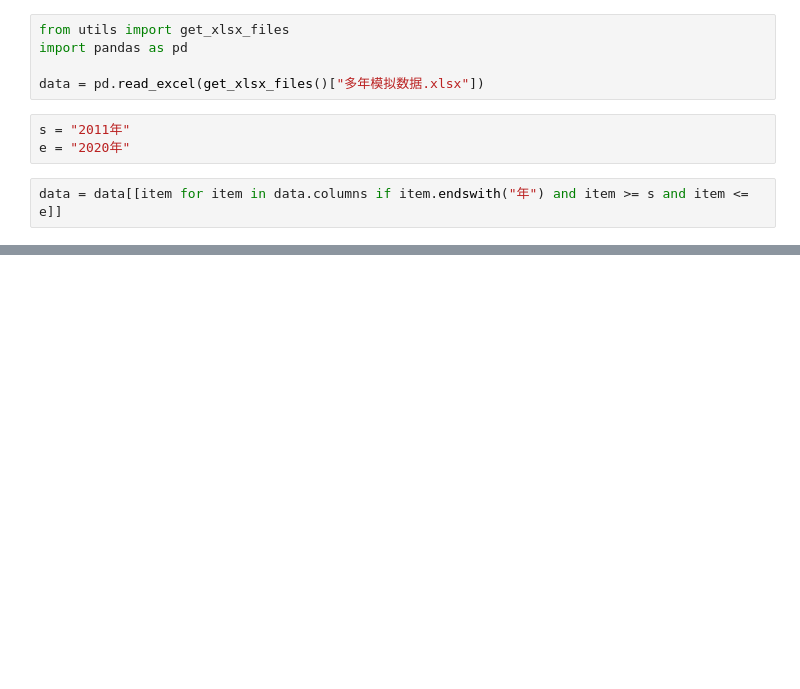
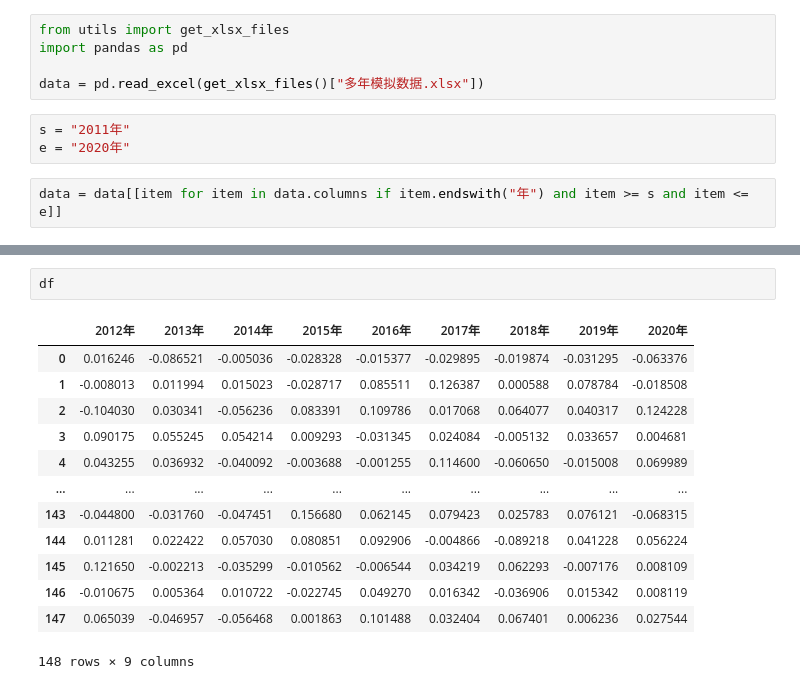
Before and after one commit to Altoria-276/agricultural-decision-system, a Jupyter notebook: test.ipynb, the cells around one changed output, grey strips where cells are left out. Saved outputs shown, nothing was run; the diff lists cells and outputs as text; blank space fills up the shorter version.

```diff
--- a/test.ipynb
+++ b/test.ipynb
@@ -42,0 +29,16 @@ data.T.pct_change().T.iloc[:, 1:]
+# %%
+df
+# %% [output]
+|  | 2012年 | 2013年 | 2014年 | 2015年 | 2016年 | 2017年 | 2018年 | 2019年 | 2020年 |
+| 0 | 0.016246 | -0.086521 | -0.005036 | -0.028328 | -0.015377 | -0.029895 | -0.019874 | -0.031295 | -0.063376 |
+| 1 | -0.008013 | 0.011994 | 0.015023 | -0.028717 | 0.085511 | 0.126387 | 0.000588 | 0.078784 | -0.018508 |
+| 2 | -0.104030 | 0.030341 | -0.056236 | 0.083391 | 0.109786 | 0.017068 | 0.064077 | 0.040317 | 0.124228 |
+| 3 | 0.090175 | 0.055245 | 0.054214 | 0.009293 | -0.031345 | 0.024084 | -0.005132 | 0.033657 | 0.004681 |
+| 4 | 0.043255 | 0.036932 | -0.040092 | -0.003688 | -0.001255 | 0.114600 | -0.060650 | -0.015008 | 0.069989 |
+| ... | ... | ... | ... | ... | ... | ... | ... | ... | ... |
+| 143 | -0.044800 | -0.031760 | -0.047451 | 0.156680 | 0.062145 | 0.079423 | 0.025783 | 0.076121 | -0.068315 |
+| 144 | 0.011281 | 0.022422 | 0.057030 | 0.080851 | 0.092906 | -0.004866 | -0.089218 | 0.041228 | 0.056224 |
+| 145 | 0.121650 | -0.002213 | -0.035299 | -0.010562 | -0.006544 | 0.034219 | 0.062293 | -0.007176 | 0.008109 |
+| 146 | -0.010675 | 0.005364 | 0.010722 | -0.022745 | 0.049270 | 0.016342 | -0.036906 | 0.015342 | 0.008119 |
+| 147 | 0.065039 | -0.046957 | -0.056468 | 0.001863 | 0.101488 | 0.032404 | 0.067401 | 0.006236 | 0.027544 |
+148 rows × 9 columns
```
Also changed, not shown: parts of 6 cells of this notebook, 7 other files.
